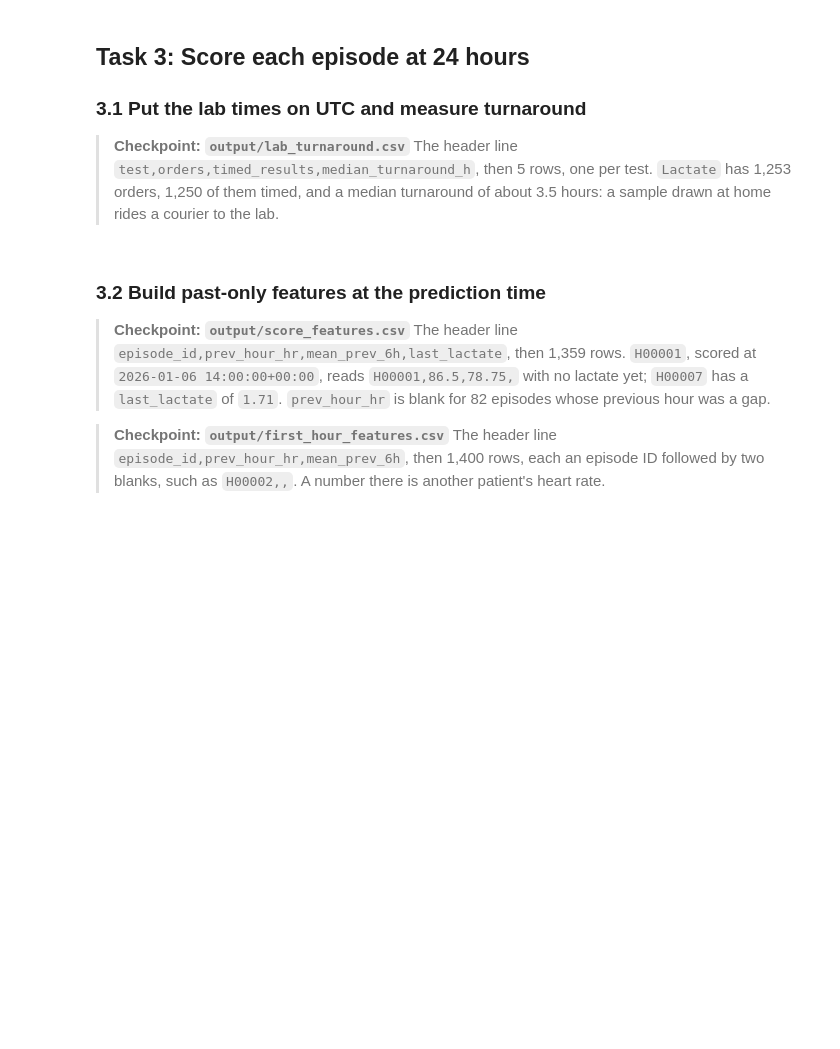
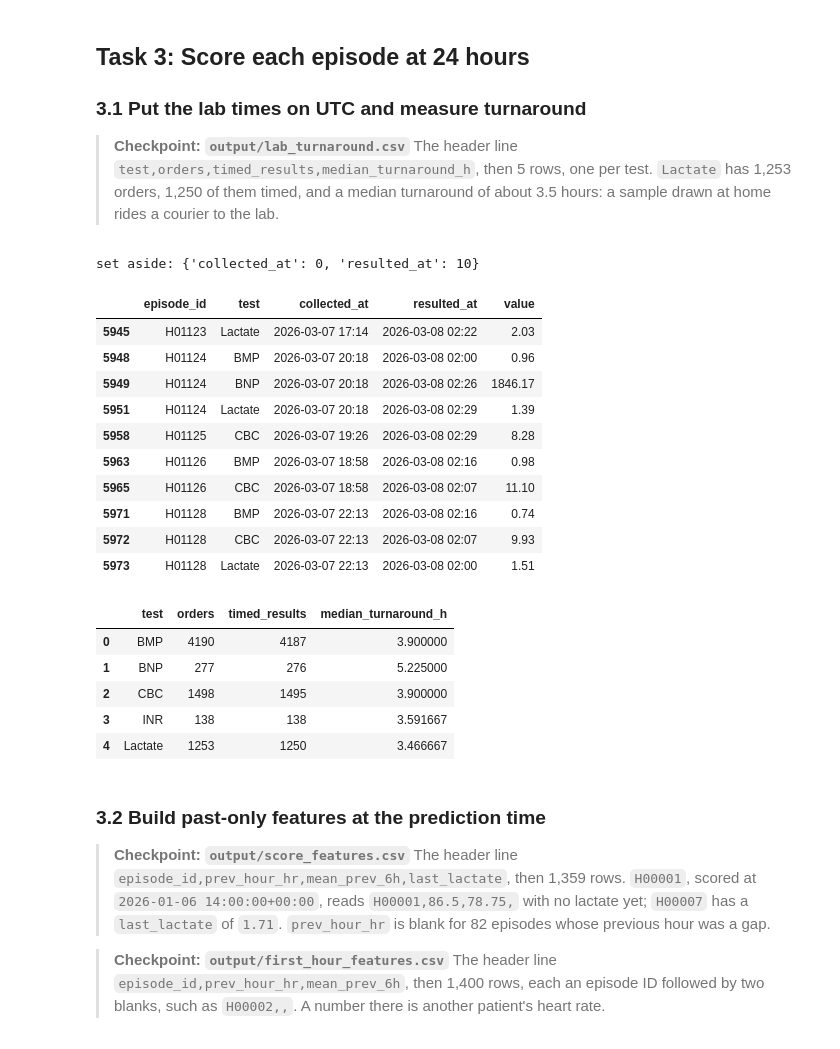
Before and after one commit to Qiyun506/ds217-26f-09, a Jupyter notebook: assignment.ipynb, the cells around one changed output. Saved outputs shown, nothing was run; the diff lists cells and outputs as text; code cells hidden in the pictures; blank space fills up the shorter version.

```diff
--- a/assignment.ipynb
+++ b/assignment.ipynb
@@ -146,15 +284,45 @@ plt.show()
 # %%
 labs = labs_raw.copy()
 for column in ["collected_at", "resulted_at"]:
-    pass  # TODO (README 3.1 step 1): parse, localize to New York with NaT for clock-change times, convert to UTC
+    # TODO (README 3.1 step 1): parse, localize to New York with NaT for clock-change times, convert to UTC
+    labs[column] = (
+            pd.to_datetime(labs[column], format="%Y-%m-%d %H:%M")
+            .dt.tz_localize("America/New_York", ambiguous="NaT", nonexistent="NaT")
+            .dt.tz_convert("UTC")
+        )
 print("set aside:", labs[["collected_at", "resulted_at"]].isna().sum().to_dict())
 display(labs_raw[labs["resulted_at"].isna()])
 
 # TODO (README 3.1 step 2): add turnaround_h
-lab_turnaround = None  # TODO (README 3.1 step 3): one row per test
+# TODO (README 3.1 step 3): one row per test
 # TODO (README 3.1 step 4): save lab_turnaround to TURNAROUND_PATH
-
+labs["turnaround_h"] = (labs["resulted_at"] - labs["collected_at"]).dt.total_seconds() / 3600
+lab_turnaround = labs.groupby("test", as_index=False).agg(
+    orders=("test", "size"),
+    timed_results=("resulted_at", "count"),
+    median_turnaround_h=("turnaround_h", "median"),
+)
+lab_turnaround.to_csv(TURNAROUND_PATH, index=False)
 lab_turnaround
+# %% [output]
+set aside: {'collected_at': 0, 'resulted_at': 10}
+|  | episode_id | test | collected_at | resulted_at | value |
+| 5945 | H01123 | Lactate | 2026-03-07 17:14 | 2026-03-08 02:22 | 2.03 |
+| 5948 | H01124 | BMP | 2026-03-07 20:18 | 2026-03-08 02:00 | 0.96 |
+| 5949 | H01124 | BNP | 2026-03-07 20:18 | 2026-03-08 02:26 | 1846.17 |
+| 5951 | H01124 | Lactate | 2026-03-07 20:18 | 2026-03-08 02:29 | 1.39 |
+| 5958 | H01125 | CBC | 2026-03-07 19:26 | 2026-03-08 02:29 | 8.28 |
+| 5963 | H01126 | BMP | 2026-03-07 18:58 | 2026-03-08 02:16 | 0.98 |
+| 5965 | H01126 | CBC | 2026-03-07 18:58 | 2026-03-08 02:07 | 11.10 |
+| 5971 | H01128 | BMP | 2026-03-07 22:13 | 2026-03-08 02:16 | 0.74 |
+| 5972 | H01128 | CBC | 2026-03-07 22:13 | 2026-03-08 02:07 | 9.93 |
+| 5973 | H01128 | Lactate | 2026-03-07 22:13 | 2026-03-08 02:00 | 1.51 |
+|  | test | orders | timed_results | median_turnaround_h |
+| 0 | BMP | 4190 | 4187 | 3.900000 |
+| 1 | BNP | 277 | 276 | 5.225000 |
+| 2 | CBC | 1498 | 1495 | 3.900000 |
+| 3 | INR | 138 | 138 | 3.591667 |
+| 4 | Lactate | 1253 | 1250 | 3.466667 |
 # %% [markdown]
 ### 3.2 Build past-only features at the prediction time
 
```
Also changed, not shown: parts of 10 cells of this notebook, 7 other files.
